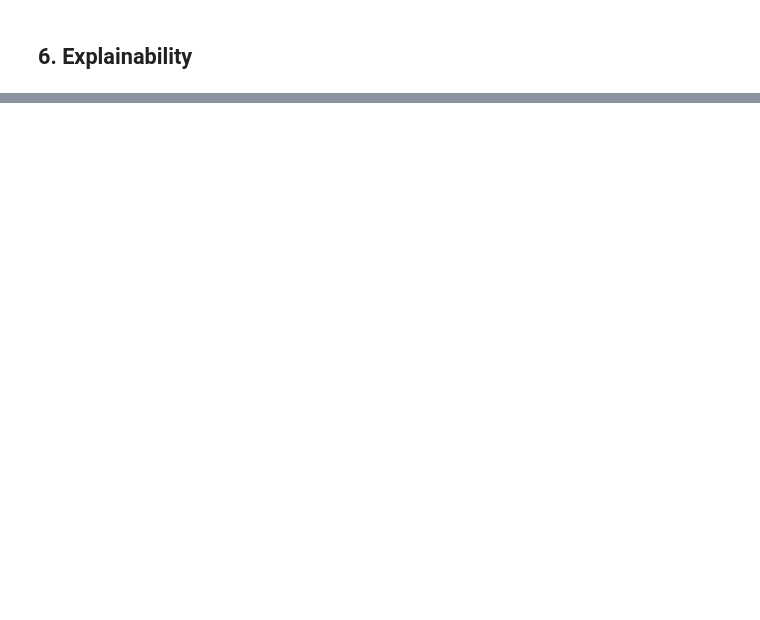
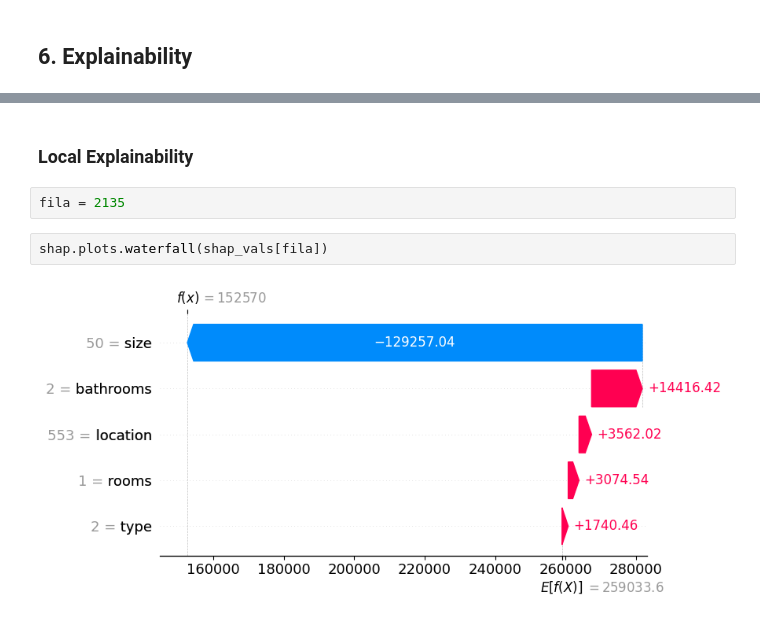
Before and after one commit to pdpau/catalan-realestate-price-prediction, a Jupyter notebook: src/main_prediccio_catalunya.ipynb, the cells around one changed output, grey strips where cells are left out. Drawn from its saved outputs; the diff is of its cells as text; blank space fills up the shorter version.

```diff
--- a/src/main_prediccio_catalunya.ipynb
+++ b/src/main_prediccio_catalunya.ipynb
@@ -518,0 +610,8 @@ R2 Score: 0.7766503354856367
+# %% [markdown]
+### Local Explainability
+# %%
+fila = 2135
+# %%
+shap.plots.waterfall(shap_vals[fila])
+# %% [output]
+[figure, added]
```
Also changed, not shown: parts of 19 cells of this notebook.
